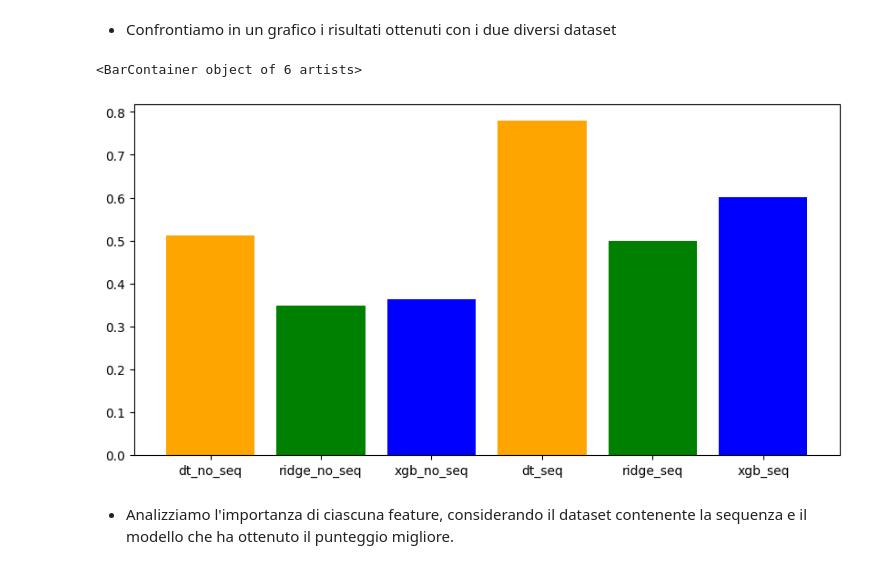
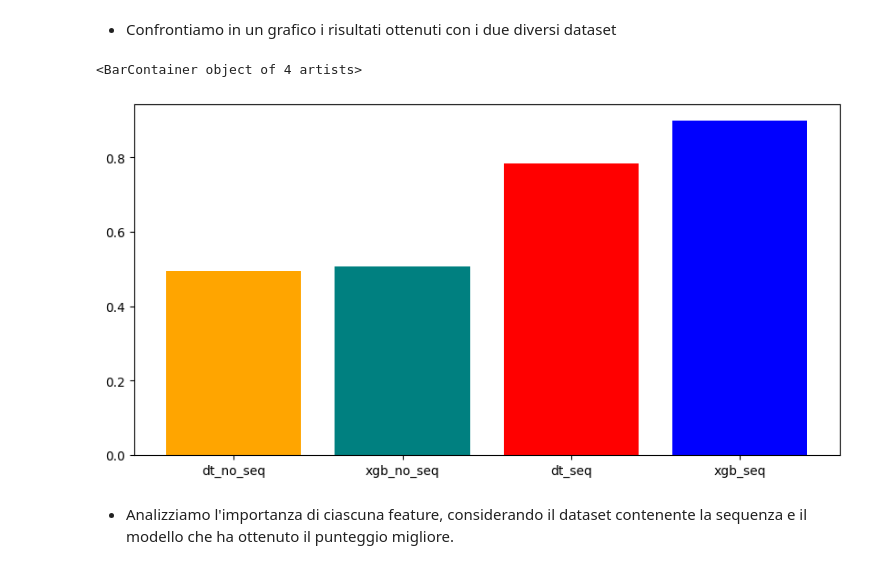
Before and after one commit to rob-lepore/ProteinClassifier, a Jupyter notebook: Protein_classification.ipynb, the cells around one changed output. Drawn from its saved outputs; the diff is of its cells as text; code cells hidden in the pictures.

```diff
--- a/Protein_classification.ipynb
+++ b/Protein_classification.ipynb
@@ -429,4 +384,0 @@ gs.best_params_
-# %%
-ridge_seq_model.fit(X_seq_train, y_seq_train)
-scores.append(ridge_seq_model.score(X_seq_val, y_seq_val))
-ridge_seq_model.score(X_seq_val, y_seq_val)
@@ -434,0 +385,5 @@ ridge_seq_model.score(X_seq_val, y_seq_val)
+# %%
+dt_seq_model.fit(X_seq_train, y_seq_train)
+p, r = precision_score(y_seq_val, dt_seq_model.predict(X_seq_val), average='macro'), recall_score(y_seq_val, dt_seq_model.predict(X_seq_val), average='macro')
+scores.append(p)
+p, r
@@ -439,17 +396,18 @@ model = buildModel(XGBClassifier(
     n_estimators=100,
     objective="multi:softmax",
     learning_rate=0.01,
-    subsample=0.8,
     colsample_bytree=0.2,
     eval_metric="mlogloss",
     tree_method='gpu_hist',
     predictor='gpu_predictor',
+    gamma=1,
+    subsample=0.8,
+    max_depth = 20
 ))
 
 grid_xgb = {
     "class__gamma": [0.5, 1, 1.5],
     "class__subsample": [0.4, 0.6, 0.8],
-    "class__max_depth": [3, 4, 5],
 }
 gs = GridSearchCV(model, grid_xgb, cv=skf, scoring="accuracy")
 
@@ -463,5 +421,6 @@ gs.best_params_
 # %%
 xgb_seq_model.fit(X_seq_train, encode_y(y_seq_train))
-scores.append(xgb_seq_model.score(X_seq_val, encode_y(y_seq_val)))
-xgb_seq_model.score(X_seq_val, encode_y(y_seq_val))
+p, r = precision_score(encode_y(y_seq_val), xgb_seq_model.predict(X_seq_val), average='macro'), recall_score(encode_y(y_seq_val), xgb_seq_model.predict(X_seq_val), average='macro')
+scores.append(p)
+p, r
 # %% [output]
@@ -471,11 +430,11 @@ xgb_seq_model.score(X_seq_val, encode_y(y_seq_val))
 # %% [markdown]
 * Confrontiamo in un grafico i risultati ottenuti con i due diversi dataset
 # %%
-c = ["orange", "green", "blue", "orange", "green", "blue"]
+c = ["orange", "teal", "red", "blue"]
 plt.figure(figsize=(10,5))
-plt.bar([f"{m}_{i}" for i in ["no_seq","seq"] for m in ["dt", "ridge", "xgb"] ],scores, color=c)
+plt.bar([f"{m}_{i}" for i in ["no_seq","seq"] for m in ["dt", "xgb"] ],scores, color=c)
 # %% [output]
-<BarContainer object of 6 artists>
+<BarContainer object of 4 artists>
-[figure, old version]
+[figure, new version]
 # %% [markdown]
 * Analizziamo l'importanza di ciascuna feature, considerando il dataset contenente la sequenza e il modello che ha ottenuto il punteggio migliore.
```
Also changed, not shown: parts of 20 cells of this notebook.
